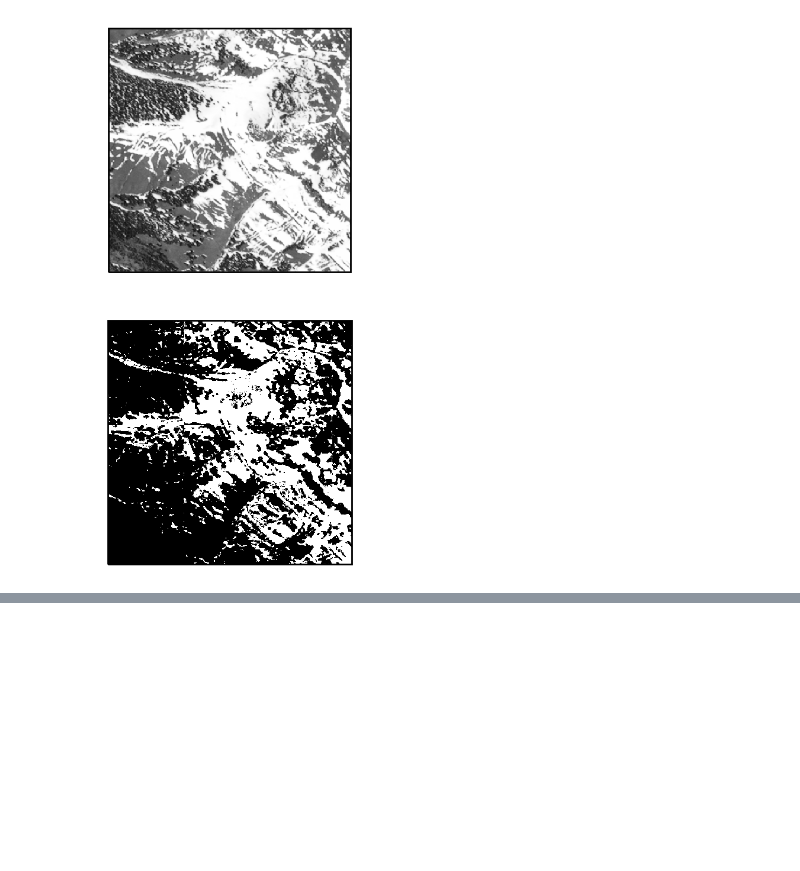
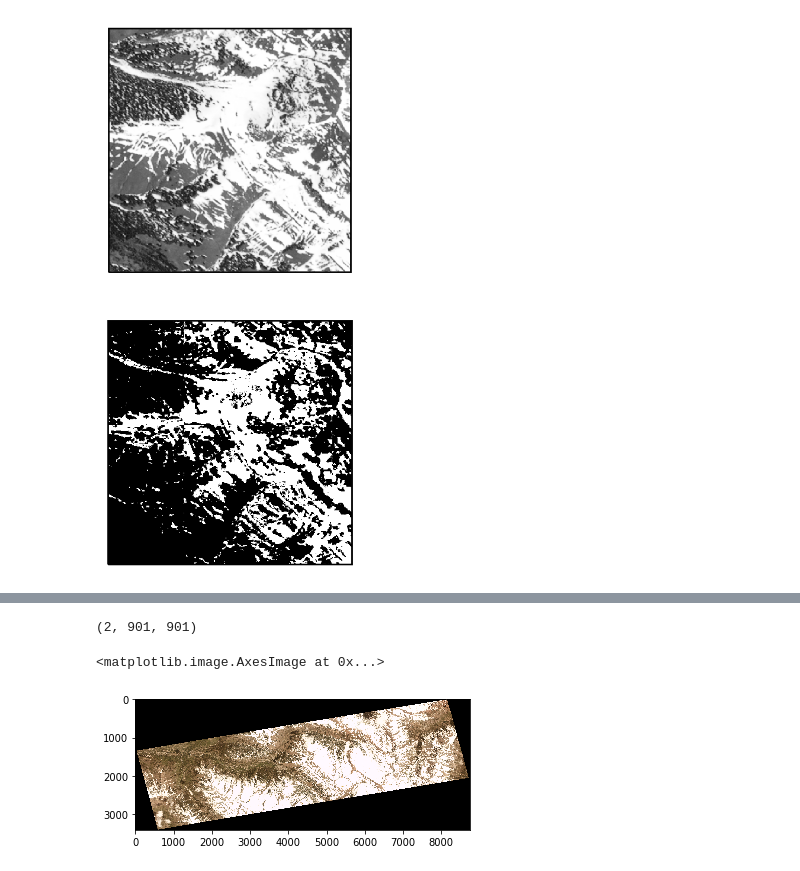
Before and after one commit to acannistra/planet-snowcover, a Jupyter notebook: experiments/ASO_Tuolumne/figures/multisensor/multisensor.ipynb, the cells around one changed output, grey strips where cells are left out. Drawn from its saved outputs; the diff is of its cells as text; code cells hidden in the pictures; blank space fills up the shorter version.

```diff
--- a/experiments/ASO_Tuolumne/figures/multisensor/multisensor.ipynb
+++ b/experiments/ASO_Tuolumne/figures/multisensor/multisensor.ipynb
@@ -275,0 +292,9 @@ Projection Required
+# %%
+ps_rgb_cropped.shape
+# %% [output]
+(2, 901, 901)
+# %%
+plt.imshow(plot.reshape_as_image(ps_rgb.read([1,2,3])))
+# %% [output]
+<matplotlib.image.AxesImage at 0x...>
+[figure, added]
```
Also changed, not shown: parts of 6 cells of this notebook.
